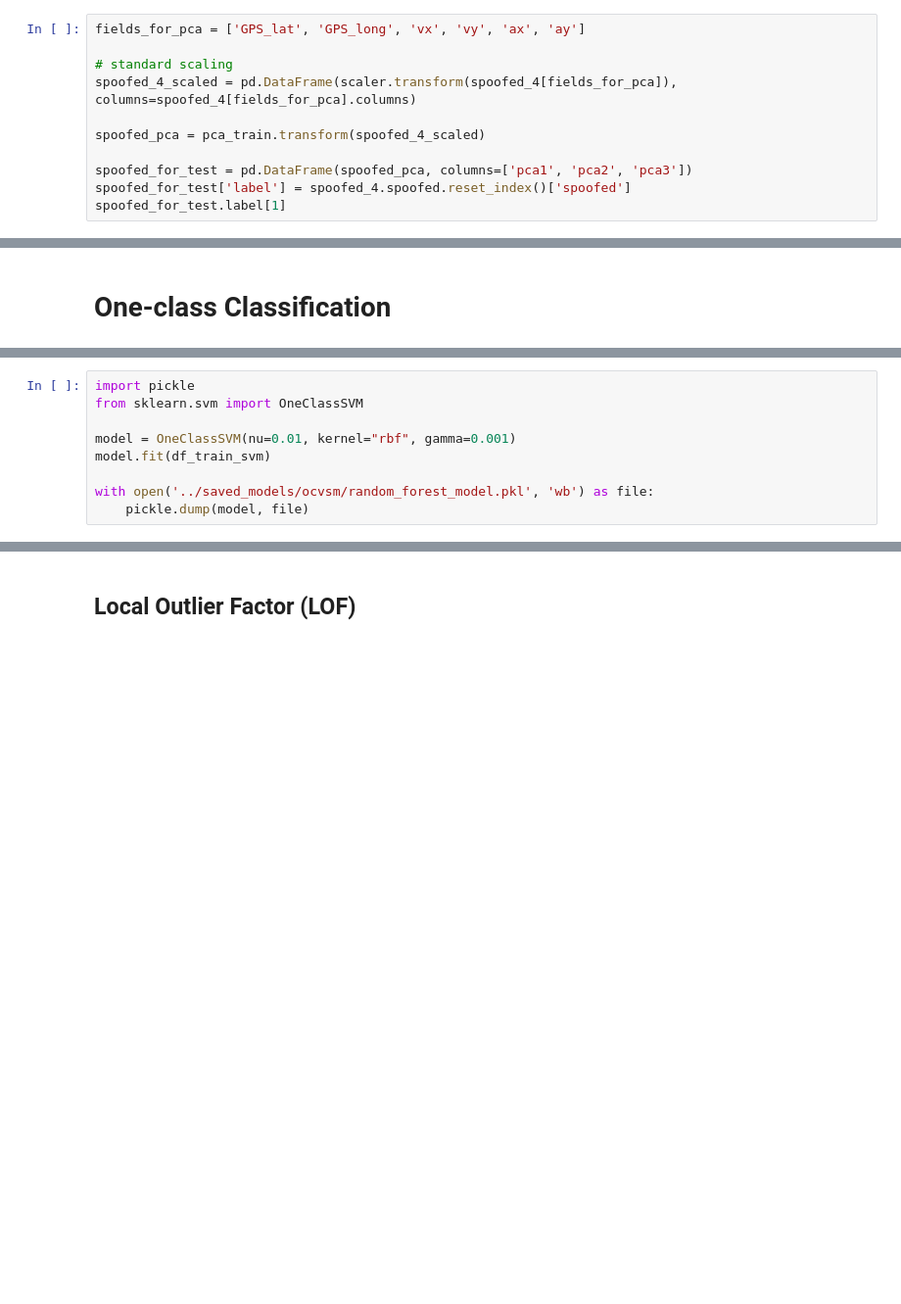
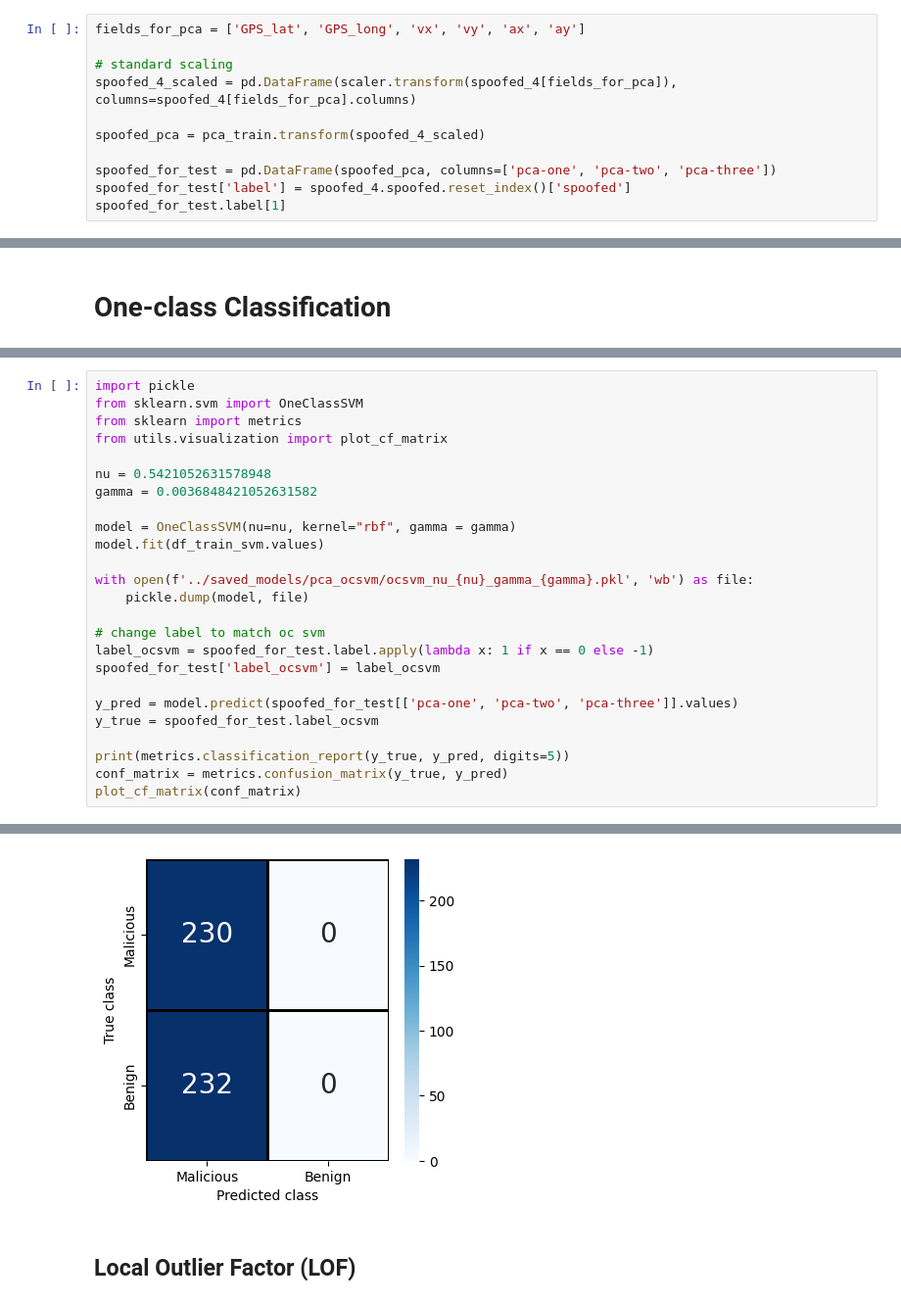
Before and after one commit to gitkeniwo/gps-spoofing-detection, a Jupyter notebook: notebooks/whelan.ipynb, the cells around one changed output, grey strips where cells are left out. Shown: that part at 98% size. Drawn from its saved outputs; the diff is of its cells as text; blank space fills up the shorter version.

Commit message:
update ocsvm

```diff
--- a/notebooks/whelan.ipynb
+++ b/notebooks/whelan.ipynb
@@ -193,7 +196,7 @@ spoofed_4_scaled = pd.DataFrame(scaler.transform(spoofed_4[fields_for_pca]), col
 
 spoofed_pca = pca_train.transform(spoofed_4_scaled)
 
-spoofed_for_test = pd.DataFrame(spoofed_pca, columns=['pca1', 'pca2', 'pca3'])
+spoofed_for_test = pd.DataFrame(spoofed_pca, columns=['pca-one', 'pca-two', 'pca-three'])
 spoofed_for_test['label'] = spoofed_4.spoofed.reset_index()['spoofed']
 spoofed_for_test.label[1]
 # %% [output]
@@ -237,9 +242,26 @@ Found: nu = 0, gamma = 0.005556
-# %%
-import pickle
-from sklearn.svm import OneClassSVM
-
-model = OneClassSVM(nu=0.01, kernel="rbf", gamma=0.001)
-model.fit(df_train_svm)
-
-with open('../saved_models/ocvsm/random_forest_model.pkl', 'wb') as file:
-    pickle.dump(model, file)
+# %%
+import pickle
+from sklearn.svm import OneClassSVM
+from sklearn import metrics
+from utils.visualization import plot_cf_matrix
+
+nu = 0.5421052631578948
+gamma = 0.0036848421052631582
+
+model = OneClassSVM(nu=nu, kernel="rbf", gamma = gamma)
+model.fit(df_train_svm.values)
+
+with open(f'../saved_models/pca_ocsvm/ocsvm_nu_{nu}_gamma_{gamma}.pkl', 'wb') as file:
+    pickle.dump(model, file)
+
+# change label to match oc svm
+label_ocsvm = spoofed_for_test.label.apply(lambda x: 1 if x == 0 else -1)
+spoofed_for_test['label_ocsvm'] = label_ocsvm
+
+y_pred = model.predict(spoofed_for_test[['pca-one', 'pca-two', 'pca-three']].values)
+y_true = spoofed_for_test.label_ocsvm
+
+print(metrics.classification_report(y_true, y_pred, digits=5))
+conf_matrix = metrics.confusion_matrix(y_true, y_pred)
+plot_cf_matrix(conf_matrix)
+# %% [output]
@@ -246,3 +283,4 @@ with open('../saved_models/ocvsm/random_forest_model.pkl', 'wb') as file:
+[figure, added]
 # %% [markdown]
 ## Local Outlier Factor (LOF)
 # %%
```
Also changed, not shown: parts of 17 cells of this notebook, 2 other files.
